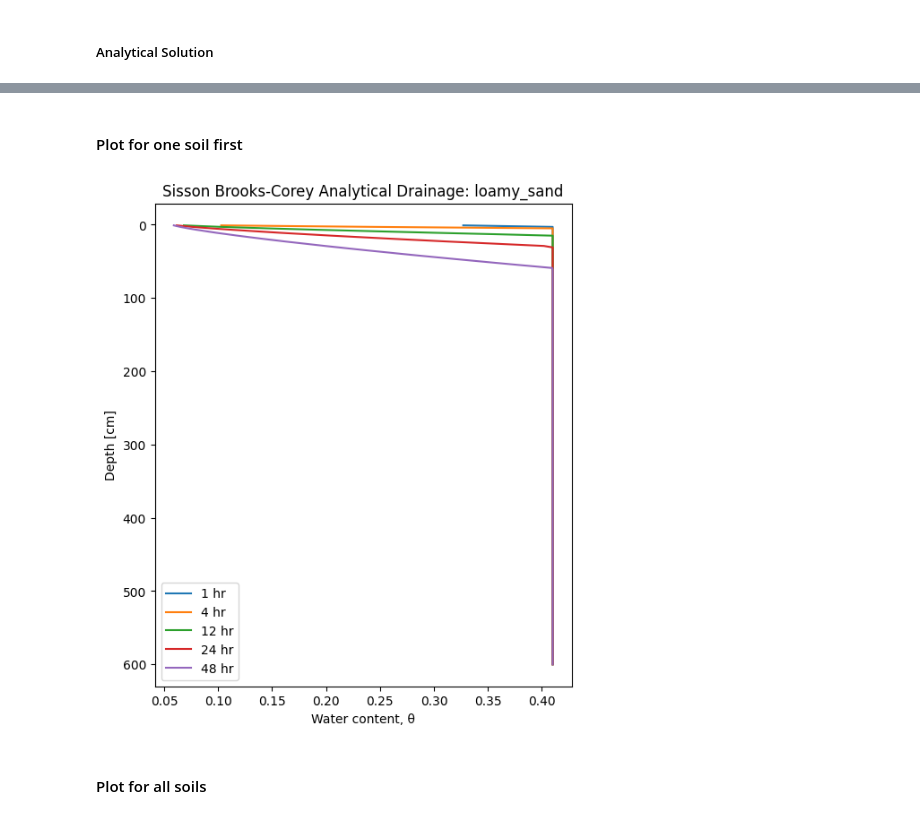
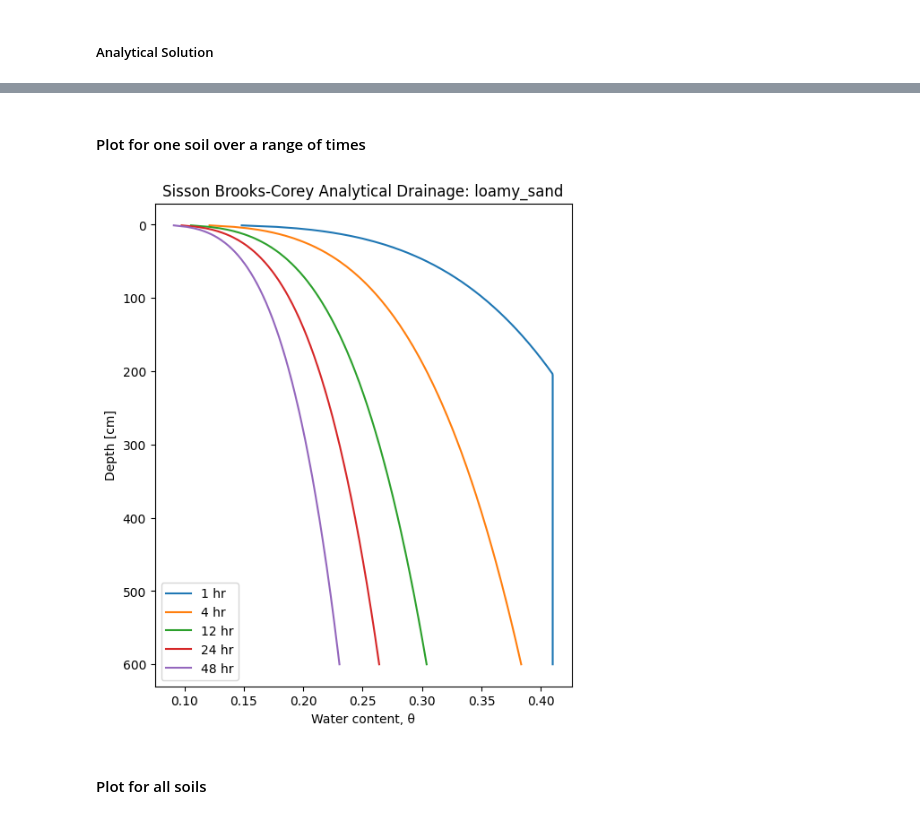
Before and after one commit to natalieyurek-cloud/TDEM_Thesis_Yurek, a Jupyter notebook: Analytical_Solution.ipynb, the cells around one changed output, grey strips where cells are left out. Saved outputs shown, nothing was run; the diff lists cells and outputs as text; code cells hidden in the pictures.

```diff
--- a/Analytical_Solution.ipynb
+++ b/Analytical_Solution.ipynb
@@ -260,31 +214,0 @@ q0 = soil["Ks"]
-# %%
-soil_name = "sandy_loam"
-soil = soils[soil_name]
-
-bc_n = soil["bc_n_fitted"]
-q0 = soil["Ks"]
-
-times = [1, 4, 12, 24, 48]
-
-plt.figure(figsize=(6, 7))
-
-for t in times:
-    theta = theta_brooks_corey_sisson_piecewise(
-        z=z,
-        t=t,
-        theta_r=soil["theta_r"],
-        theta_s=soil["theta_s"],
-        Ks=soil["Ks"],
-        bc_n=bc_n,
-        q0=q0,
-        debug=False
-    )
-
-    plt.plot(theta, z, label=f"{t} hr")
-
-plt.gca().invert_yaxis()
-plt.xlabel("Water content, θ")
-plt.ylabel("Depth [cm]")
-plt.title(f"Sisson Brooks-Corey drainage: {soil_name}")
-plt.legend()
-plt.show()
@@ -293,37 +215,37 @@ plt.show()
 # %% [markdown]
-#### Plot for one soil first
+#### Plot for one soil over a range of times
 # %%
 z = np.linspace(1, 600, 300)  # cm, positive downward
 times = [1, 4, 12, 24, 48]   # hr
 
 soil_name = "loamy_sand"
 soil = soils[soil_name]
-bc_n = vg_to_bc_n(soil["vg_n"])
+bc_n = soil["bc_n_fitted"]
+q0 = soil["Ks"]
 
 plt.figure(figsize=(6, 7))
 
 for t in times:
-    q0 = 0.01  # cm/hr, initial steady flux
 
     theta = theta_brooks_corey_sisson_piecewise(
         z=z,
         t=t,
         theta_r=soil["theta_r"],
         theta_s=soil["theta_s"],
         Ks=soil["Ks"],
         bc_n=bc_n,
         q0=q0
     )
     plt.plot(theta, z, label=f"{t} hr")
 
 plt.gca().invert_yaxis()
 plt.xlabel("Water content, θ")
 plt.ylabel("Depth [cm]")
 plt.title(f"Sisson Brooks-Corey Analytical Drainage: {soil_name}")
 plt.legend()
 plt.show()
 # %% [output]
-[figure, old version]
+[figure, new version]
 # %% [markdown]
 #### Plot for all soils
 # %%
```
Also changed, not shown: parts of 7 cells of this notebook, 3 other files.
